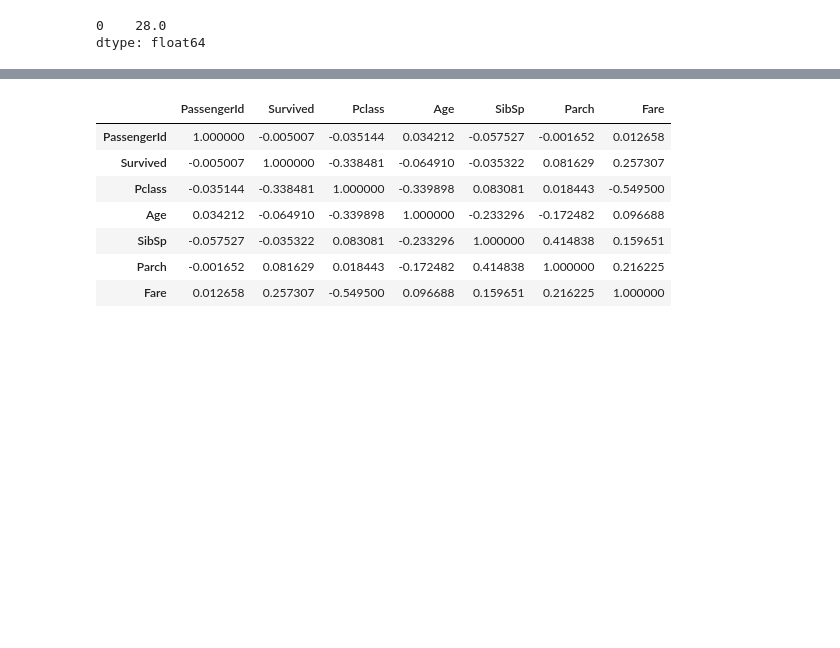
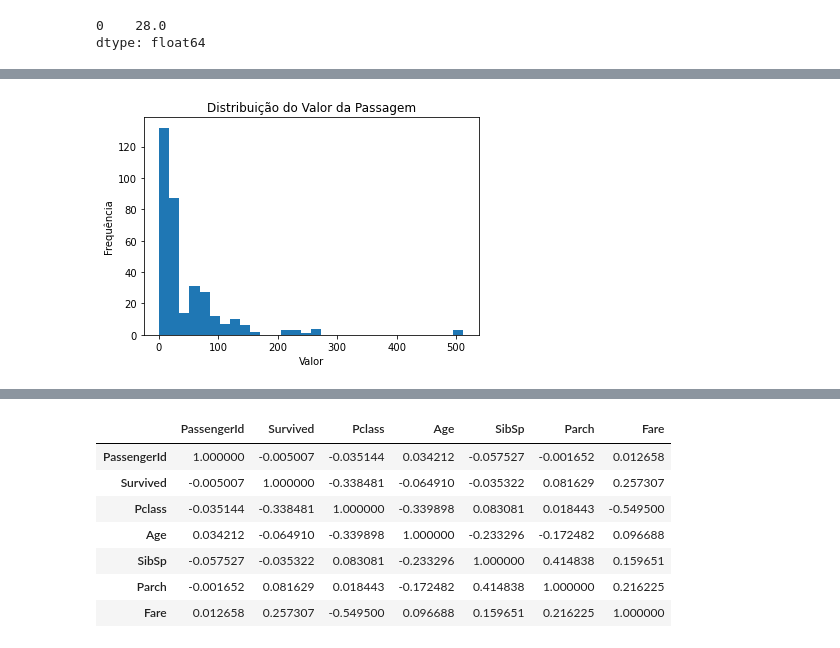
Before and after one commit to douglasfdantas/Python, a Jupyter notebook: Titanic/TitanicSurvivors.ipynb, the cells around one changed output, grey strips where cells are left out. Saved outputs shown, nothing was run; the diff lists cells and outputs as text; code cells hidden in the pictures; blank space fills up the shorter version.

```diff
--- a/Titanic/TitanicSurvivors.ipynb
+++ b/Titanic/TitanicSurvivors.ipynb
@@ -290,0 +297,8 @@ plt.show()
+# %%
+df[df['Survived'] == 1].Fare.plot.hist(bins=30)
+plt.title('Distribuição do Valor da Passagem')
+plt.xlabel('Valor')
+plt.ylabel('Frequência')
+plt.show()
+# %% [output]
+[figure, added]
```
Also changed, not shown: parts of 5 cells of this notebook.
